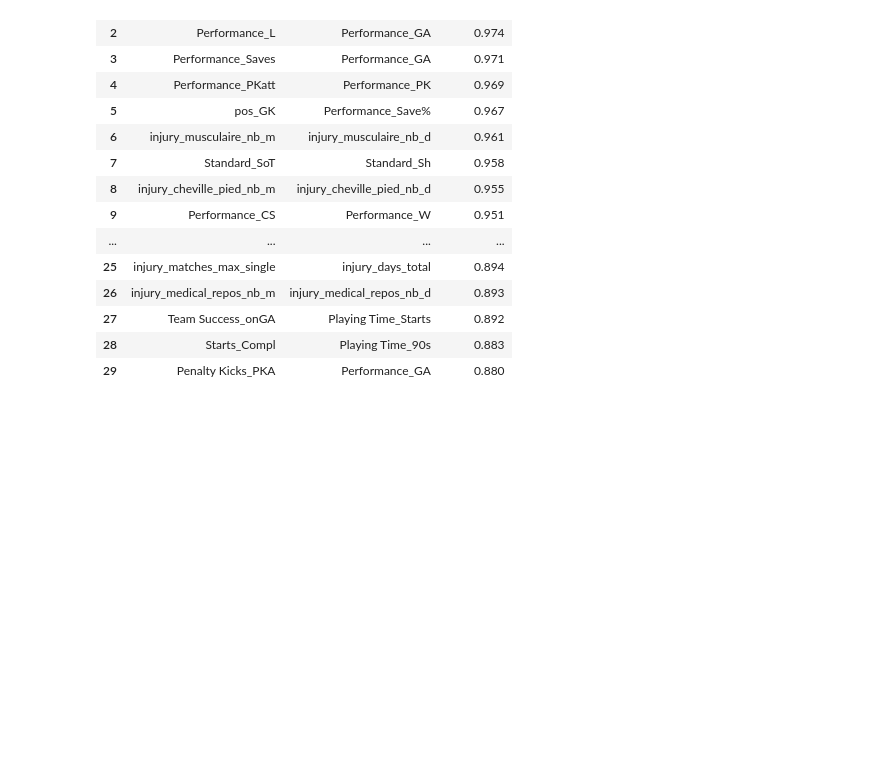
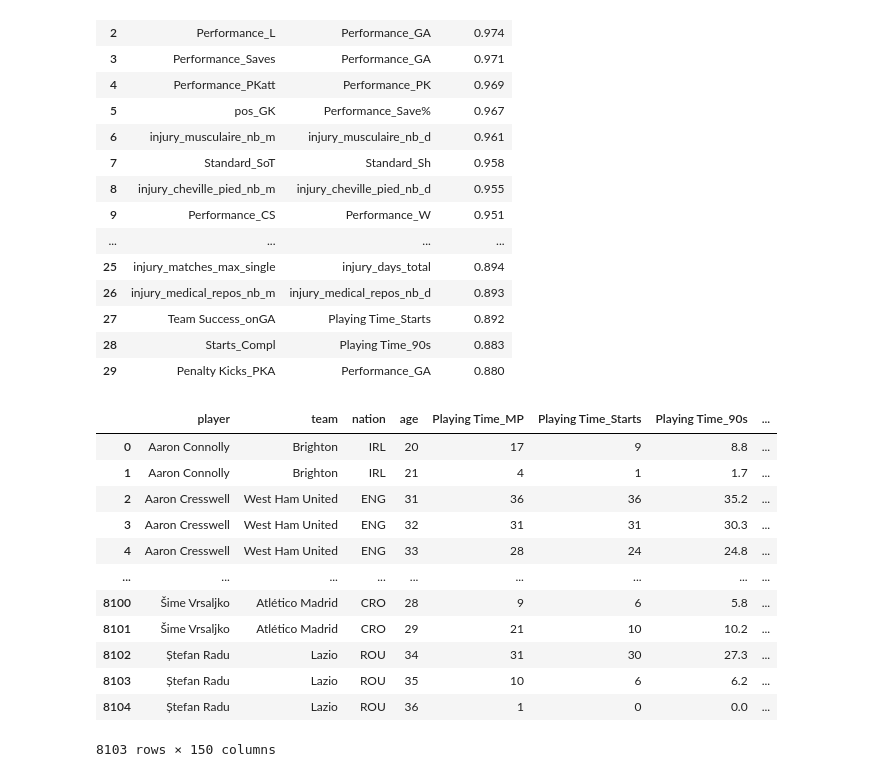
Before and after one commit to Quadratic-Labs/predict_vm_football, a Jupyter notebook: notebooks/05_exploration_approfondie.ipynb, the cells around one changed output. Cells and saved outputs as stored; diff of their text form; code cells hidden in the pictures; blank space fills up the shorter version.

```diff
--- a/notebooks/05_exploration_approfondie.ipynb
+++ b/notebooks/05_exploration_approfondie.ipynb
@@ -264,5 +267,21 @@ Extraction du Top 30 des colinéarités (hors variables normalisées)...
 | 27 | Team Success_onGA | Playing Time_Starts | 0.892 |
 | 28 | Starts_Compl | Playing Time_90s | 0.883 |
 | 29 | Penalty Kicks_PKA | Performance_GA | 0.880 |
+# %%
+df_base
+# %% [output]
+|  | player | team | nation | age | Playing Time_MP | Playing Time_Starts | Playing Time_90s | ... |
+| 0 | Aaron Connolly | Brighton | IRL | 20 | 17 | 9 | 8.8 | ... |
+| 1 | Aaron Connolly | Brighton | IRL | 21 | 4 | 1 | 1.7 | ... |
+| 2 | Aaron Cresswell | West Ham United | ENG | 31 | 36 | 36 | 35.2 | ... |
+| 3 | Aaron Cresswell | West Ham United | ENG | 32 | 31 | 31 | 30.3 | ... |
+| 4 | Aaron Cresswell | West Ham United | ENG | 33 | 28 | 24 | 24.8 | ... |
+| ... | ... | ... | ... | ... | ... | ... | ... | ... |
+| 8100 | Šime Vrsaljko | Atlético Madrid | CRO | 28 | 9 | 6 | 5.8 | ... |
+| 8101 | Šime Vrsaljko | Atlético Madrid | CRO | 29 | 21 | 10 | 10.2 | ... |
+| 8102 | Ștefan Radu | Lazio | ROU | 34 | 31 | 30 | 27.3 | ... |
+| 8103 | Ștefan Radu | Lazio | ROU | 35 | 10 | 6 | 6.2 | ... |
+| 8104 | Ștefan Radu | Lazio | ROU | 36 | 1 | 0 | 0.0 | ... |
+8103 rows × 150 columns
 # %%
 # On applique la fonction
```
Also changed, not shown: parts of 13 cells of this notebook, 1 other file.
